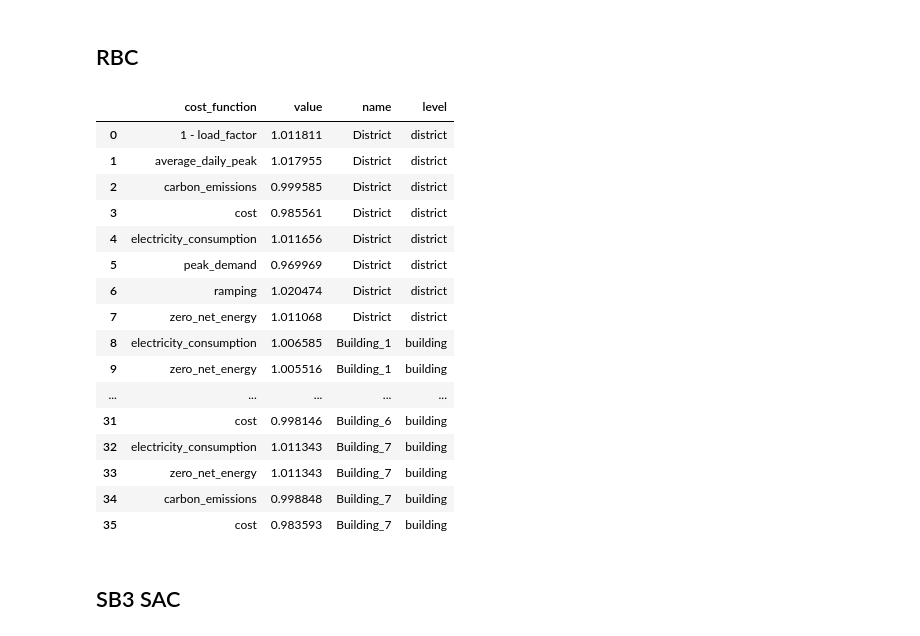
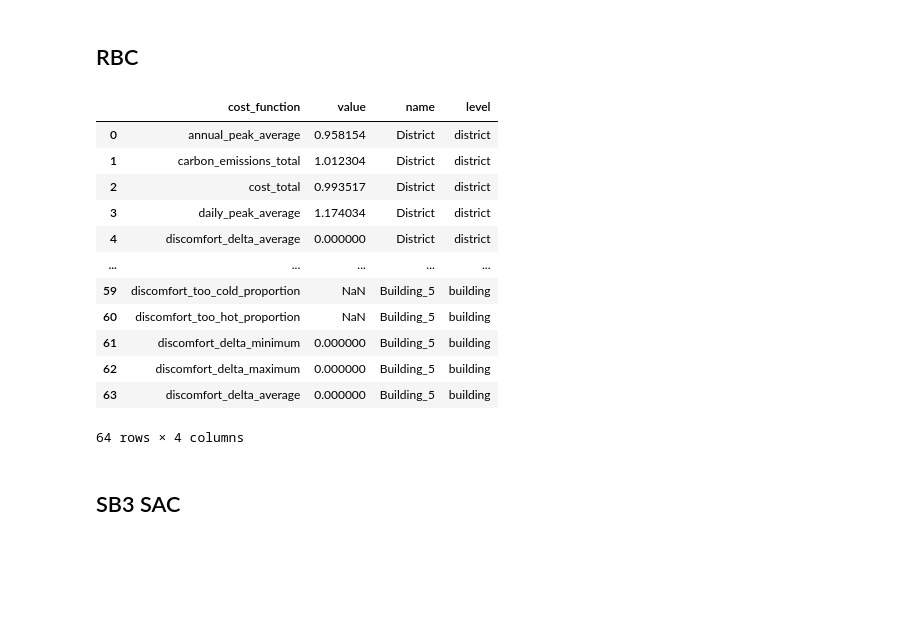
Before and after one commit to ParisaAligol/CityLearn-EVModel-Parisa, a Jupyter notebook: analysistest.ipynb, the cells around one changed output. Cells and saved outputs as stored; diff of their text form; code cells hidden in the pictures; blank space fills up the shorter version.

```diff
--- a/analysistest.ipynb
+++ b/analysistest.ipynb
@@ -98,7 +97,7 @@ File moved to the specific directory successfully.
 # %%
 SCHEMA_TEMPLATE = 'citylearn_challenge_2023_phase_1'
 TARGET_DATASET_DIRECTORY = 'ev_test_data'
-SCHEMA_FILEPATH = os.path.join(TARGET_DATASET_DIRECTORY, SCHEMA_TEMPLATE, 'schema (1).json')
+SCHEMA_FILEPATH = os.path.join(TARGET_DATASET_DIRECTORY, SCHEMA_TEMPLATE, 'schema.json')
 # %% [markdown]
 # Create Test Dataset
 ---
@@ -119,26 +118,22 @@ schema = read_json(SCHEMA_FILEPATH)
 # %%
 env = CityLearnEnv(SCHEMA_FILEPATH)
 model = BasicRBC(env)
-model.learn(episodes=10)
+model.learn(episodes=1)
 display(env.evaluate())
 # %% [output]
 |  | cost_function | value | name | level |
-| 0 | 1 - load_factor | 1.011811 | District | district |
-| 1 | average_daily_peak | 1.017955 | District | district |
-| 2 | carbon_emissions | 0.999585 | District | district |
-| 3 | cost | 0.985561 | District | district |
-| 4 | electricity_consumption | 1.011656 | District | district |
-| 5 | peak_demand | 0.969969 | District | district |
-| 6 | ramping | 1.020474 | District | district |
-| 7 | zero_net_energy | 1.011068 | District | district |
-| 8 | electricity_consumption | 1.006585 | Building_1 | building |
-| 9 | zero_net_energy | 1.005516 | Building_1 | building |
+| 0 | annual_peak_average | 0.958154 | District | district |
+| 1 | carbon_emissions_total | 1.012304 | District | district |
+| 2 | cost_total | 0.993517 | District | district |
+| 3 | daily_peak_average | 1.174034 | District | district |
+| 4 | discomfort_delta_average | 0.000000 | District | district |
 | ... | ... | ... | ... | ... |
-| 31 | cost | 0.998146 | Building_6 | building |
-| 32 | electricity_consumption | 1.011343 | Building_7 | building |
-| 33 | zero_net_energy | 1.011343 | Building_7 | building |
-| 34 | carbon_emissions | 0.998848 | Building_7 | building |
-| 35 | cost | 0.983593 | Building_7 | building |
+| 59 | discomfort_too_cold_proportion | NaN | Building_5 | building |
+| 60 | discomfort_too_hot_proportion | NaN | Building_5 | building |
+| 61 | discomfort_delta_minimum | 0.000000 | Building_5 | building |
+| 62 | discomfort_delta_maximum | 0.000000 | Building_5 | building |
+| 63 | discomfort_delta_average | 0.000000 | Building_5 | building |
+64 rows × 4 columns
 # %% [markdown]
 ## SB3 SAC
 # %%
```
Also changed, not shown: parts of 5 cells of this notebook, 2 other files.
